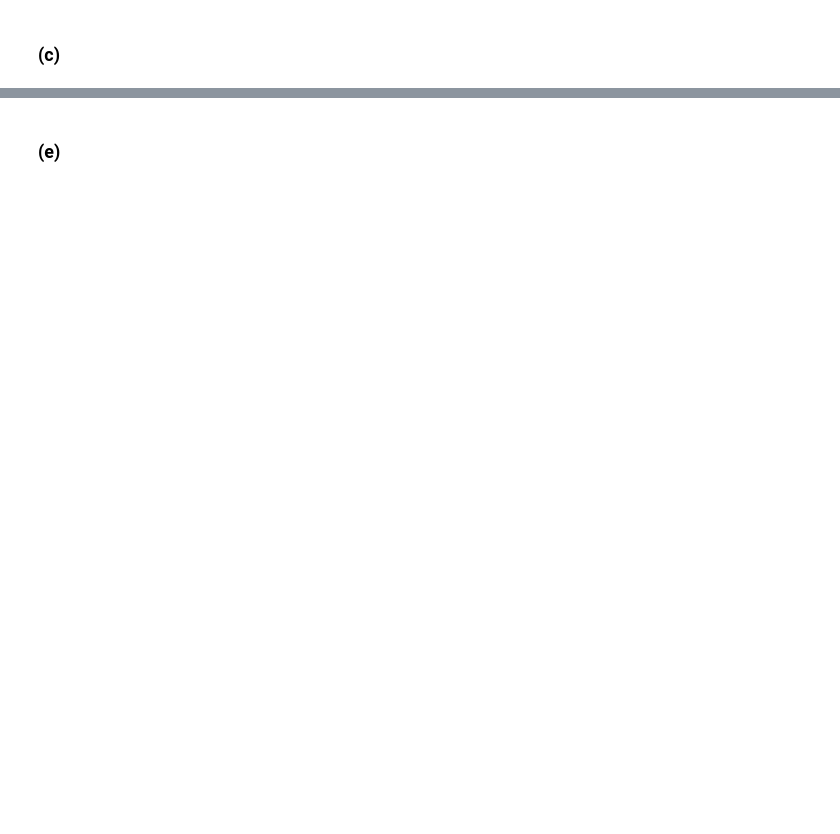
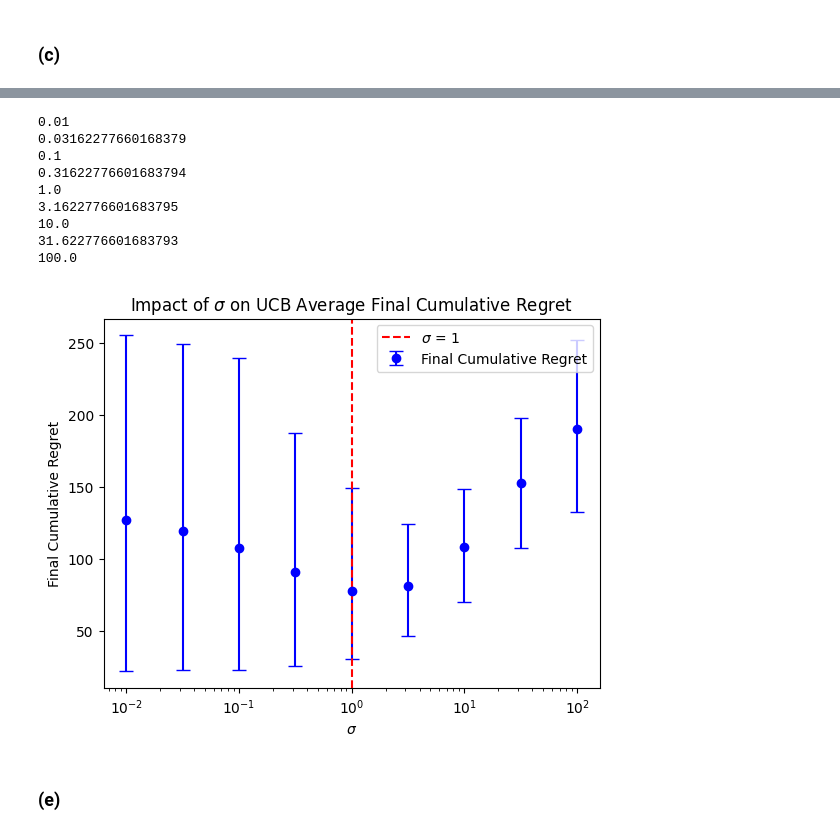
Before and after one commit to loggedin/reinforcement-learning, a Jupyter notebook: Nonstationary_Environment.ipynb, the cells around one changed output, grey strips where cells are left out. Drawn from its saved outputs; the diff is of its cells as text; code cells hidden in the pictures; blank space fills up the shorter version.

```diff
--- a/Nonstationary_Environment.ipynb
+++ b/Nonstationary_Environment.ipynb
@@ -235,3 +236,58 @@ plt.show()
+# %%
+T, K = 200, 5
+sigmas = np.logspace(-2, 2, num=9)
+final_mean_regrets = []
+upper_bounds = []
+lower_bounds = []
+
+for sigma in sigmas:
+    regrets = np.zeros((1000, T))
+    for sim in range(1000):
+        mean_rewards = generate_mean_rewards()
+        bandits_env = GetArms(K, mean_rewards, sigma)
+        for arm in bandits_env:
+            setattr(arm, 'ucb', 1000.0)
+            setattr(arm, 'lcb', -1000.0)
+        regrets[sim] = np.cumsum(UpperConfidenceBound(bandits_env, T)[1])
+
+    # Compute final cumulative regret at the last time point
+    final_regrets = regrets[:, -1]
+    mean_final_regret = np.mean(final_regrets)
+    sorted_final_regrets = np.sort(final_regrets)
+    CB95 = sorted_final_regrets[949]  # 95th percentile
+    CB5 = sorted_final_regrets[49]    # 5th percentile
+
+    # Store the results for plotting
+    final_mean_regrets.append(mean_final_regret)
+    upper_bounds.append(CB95)
+    lower_bounds.append(CB5)
+
+# Plotting sigma vs final cumulative regret
+plt.errorbar(sigmas, final_mean_regrets,
+             yerr=[np.array(final_mean_regrets) - np.array(lower_bounds),
+                   np.array(upper_bounds) - np.array(final_mean_regrets)],
+             fmt='o', capsize=5, color='b', label='Final Cumulative Regret')
+
+# Add a red dashed line at sigma = 1
+plt.axvline(x=1.0, linestyle='--', color='r', label=r'$\sigma$ = 1')
+
+plt.xscale('log')
+plt.xlabel(r'$\sigma$')
+plt.ylabel('Final Cumulative Regret')
+plt.title(r'Impact of $\sigma$ on UCB Average Final Cumulative Regret')
+plt.legend()
+plt.savefig('2c_2.png', dpi=300)
+# %% [output]
+0.01
+0.03162277660168379
+0.1
+0.31622776601683794
+1.0
+3.1622776601683795
+10.0
+31.622776601683793
+100.0
+[figure, added]
 # %% [markdown]
 ### (e)
 # %%
```
Also changed, not shown: parts of 10 cells of this notebook.
